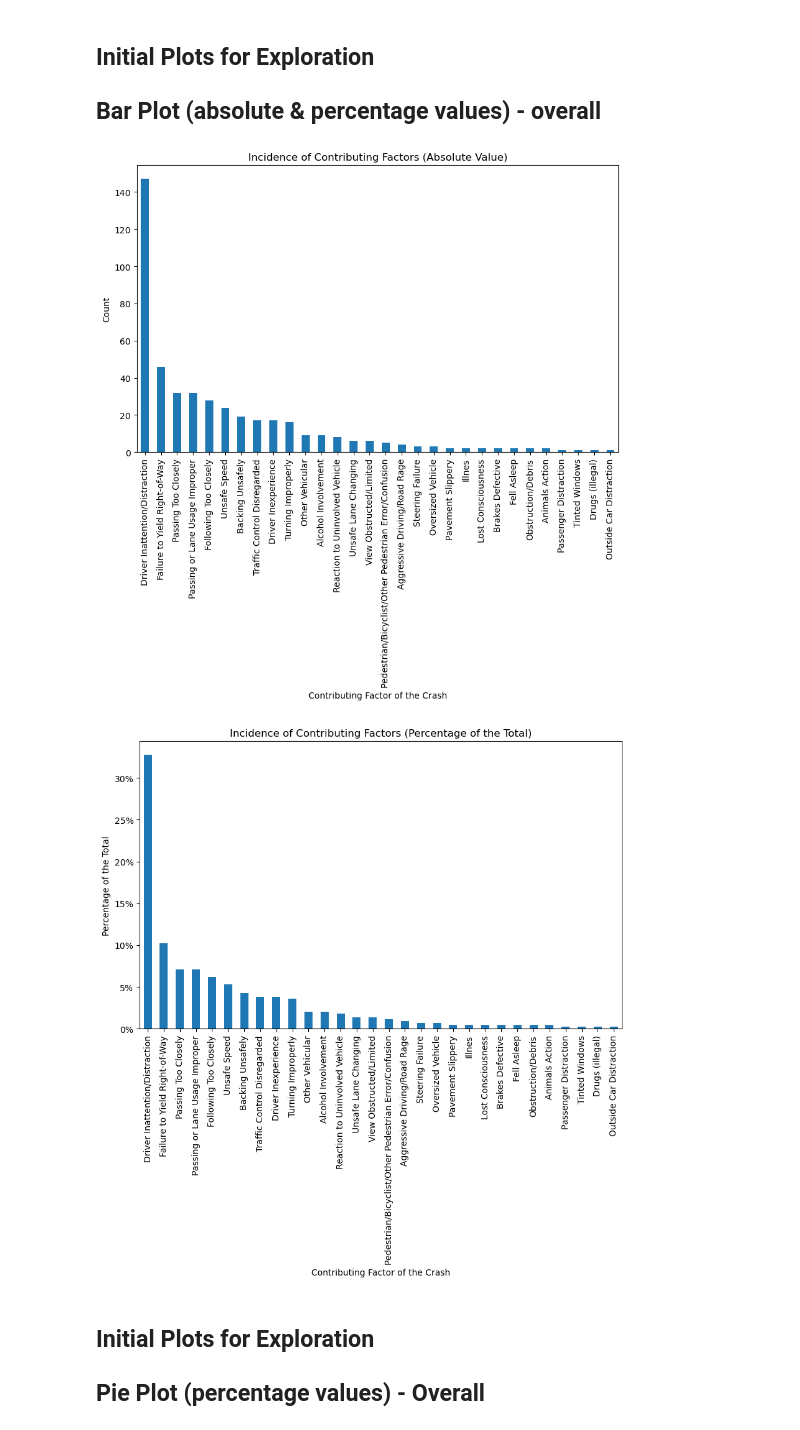
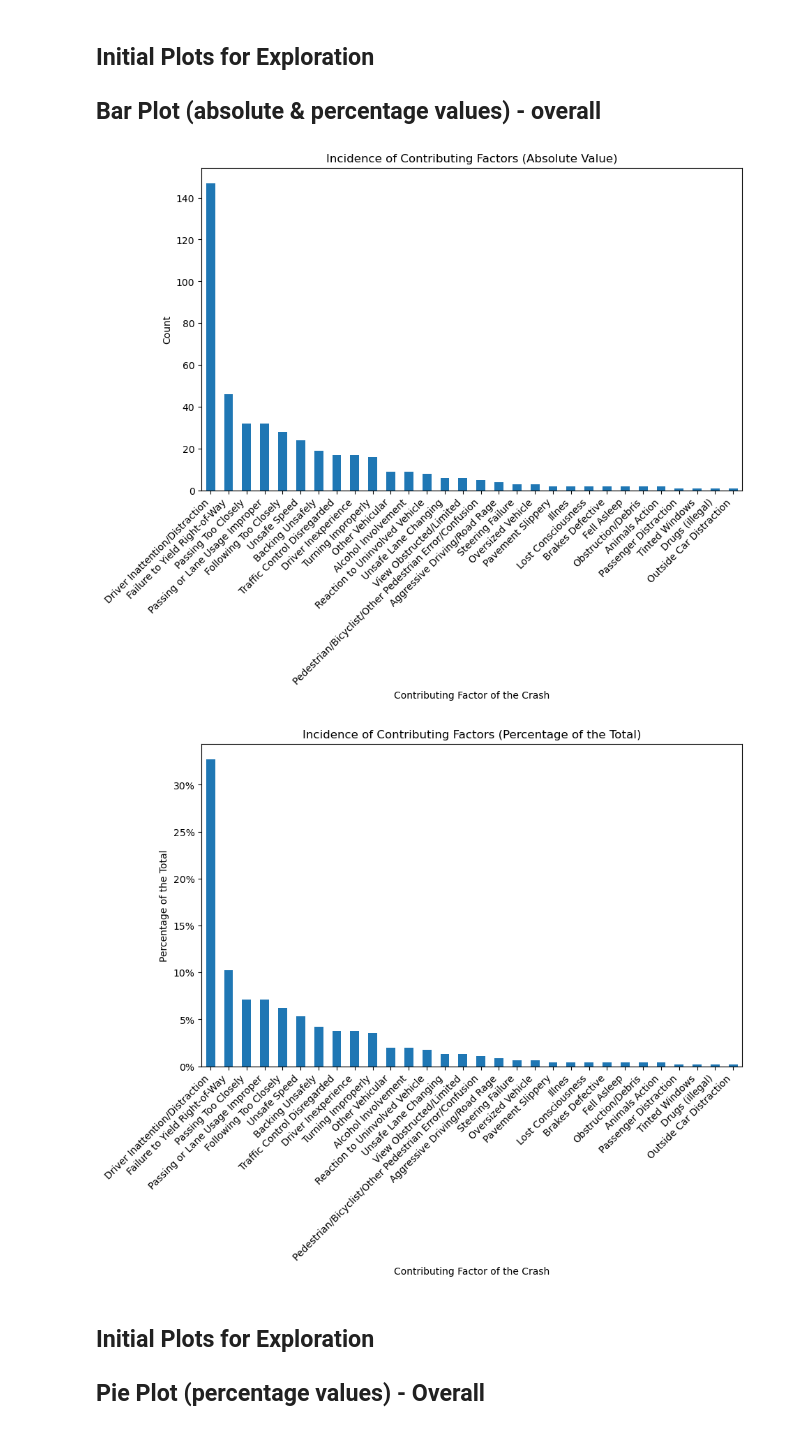
Before and after one commit to aglantzrbc/rutgers23-project-one, a Jupyter notebook: initial_python_file.ipynb, the cells around one changed output. Saved outputs shown, nothing was run; the diff lists cells and outputs as text; code cells hidden in the pictures.

```diff
--- a/initial_python_file.ipynb
+++ b/initial_python_file.ipynb
@@ -140,41 +140,43 @@ dtype: int64
 
 ## Bar Plot (absolute & percentage values) - overall
 # %%
-# Create a subdirectory for saving png images of the plots, for use in the presentation
-plot_directory = "plots"
-os.makedirs(plot_directory, exist_ok=True)
-
 # Create a bar plot for absolute numbers of contributing factors of vehicular crashes
 fig, ax = plt.subplots(figsize=(10, 6))
 factor_counts.plot(kind="bar", ax=ax)
 ax.set_xlabel("Contributing Factor of the Crash")
 ax.set_ylabel("Count")
 ax.set_title("Incidence of Contributing Factors (Absolute Value)")
+
+# Rotate x-axis labels diagonally, to be more easily read
+ax.set_xticklabels(ax.get_xticklabels(), rotation=45, ha='right')
 
 # Save the bar plot as png to the new subdirectory
 absolute_value_plot_path = os.path.join(plot_directory, "absolute_value_plot.png")
 plt.savefig(absolute_value_plot_path)
 
 # Display the bar plot
 plt.show()
 
 # Create a similar bar plot, this time for percentages with percent signs
 fig, ax = plt.subplots(figsize=(10, 6))
 factor_percentages.plot(kind="bar", ax=ax)
 ax.set_xlabel("Contributing Factor of the Crash")
 ax.set_ylabel("Percentage of the Total")
 ax.set_title("Incidence of Contributing Factors (Percentage of the Total)")
 ax.yaxis.set_major_formatter(plt.FuncFormatter('{:.0f}%'.format))
 
+# Rotate x-axis labels diagonally
+ax.set_xticklabels(ax.get_xticklabels(), rotation=45, ha='right')
+
 # Save the bar plot for percentages as png for the presentation
 percentages_plot_path = os.path.join(plot_directory, "percentages_plot.png")
 plt.savefig(percentages_plot_path)
 
 # Display the bar plot for percentages
 plt.show()
 # %% [output]
-[figure, old version]
+[figure, new version]
-[figure, old version]
+[figure, new version]
 # %% [markdown]
 ## Initial Plots for Exploration
 
```
Also changed, not shown: 2 other files.
